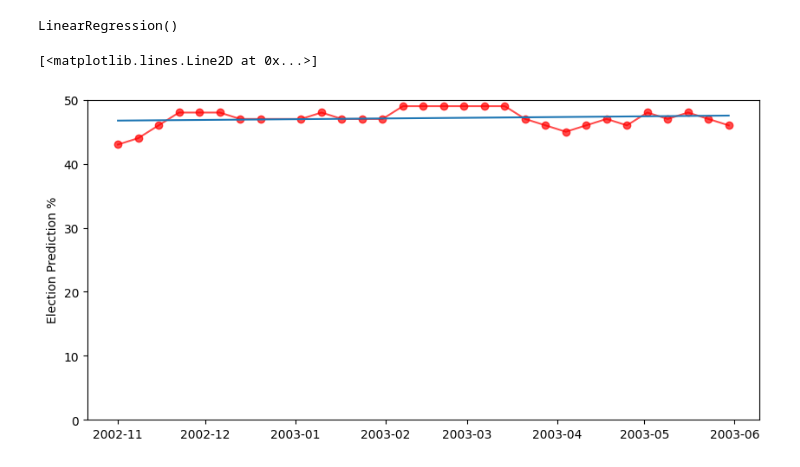
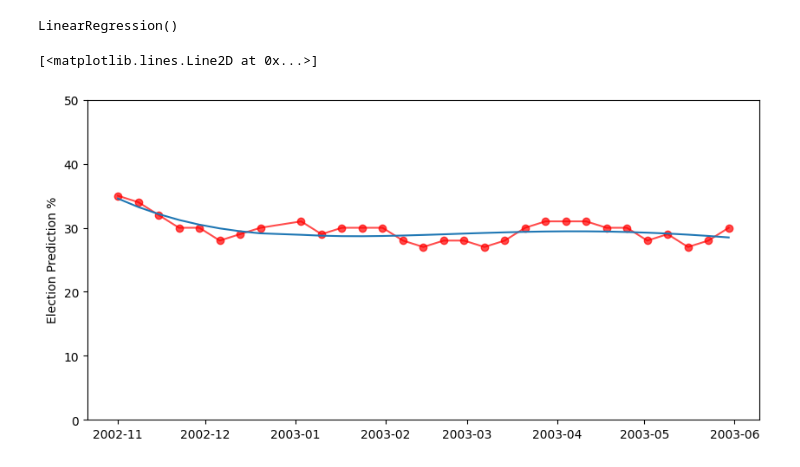
Before and after one commit to schokoblume/Data-Literacy, a Jupyter notebook: Analysis/Regression.ipynb, the cells around one changed output. Drawn from its saved outputs; the diff is of its cells as text; code cells hidden in the pictures.

```diff
--- a/Analysis/Regression.ipynb
+++ b/Analysis/Regression.ipynb
@@ -8,7 +8,7 @@ import numpy as np
 from sklearn.linear_model import LinearRegression
 from sklearn.preprocessing import PolynomialFeatures
 
-read_path = r'C:\Users\XeniaRieger\OneDrive - bwedu\Dokumente\Studium Master\1. Semester\Data Literacy\Data-Literacy\Daten\joined_survey_article_standardized_median.csv'
+read_path = r'C:\Users\XeniaRieger\OneDrive - bwedu\Dokumente\Studium Master\1. Semester\Data Literacy\Data-Literacy\Data\joined_survey_article_standardized_median.csv'
 df = pd.read_csv(read_path, delimiter=';', header=0)
 df["date"] = pd.to_datetime(df["date"], format="%d.%m.%Y")
 df["SPD"] = pd.to_numeric(df["SPD"], errors='coerce')
@@ -41,20 +43,20 @@ ax1.plot(data_war[['date']],pred.predict(x))
 # %%
 # line not fitted well -> polynomial regression
 # regression for each party
-x = data_war['date'].values.astype("float64")
+x_poly = data_war.index.values
 poly = PolynomialFeatures(degree=5)
-poly_features = poly.fit_transform(x.reshape(-1, 1))
+poly_features = poly.fit_transform(x_poly.reshape(-1, 1))
 poly_reg_model = LinearRegression()
-poly_reg_model.fit(poly_features, data_war[["Union"]])
+poly_reg_model.fit(poly_features, data_war[["SPD"]])
 # %% [output]
 LinearRegression()
 # %%
 fig, ax1 = plt.subplots()
 fig.set_figwidth(10)
 ax1.set_ylim([0, 50])
 ax1.set_ylabel('Election Prediction %')
-ax1.plot(data_war['date'], data_war['Union'], marker='o', linestyle='-',label='SPD', color='red', alpha=0.7)
+ax1.plot(data_war['date'], data_war['SPD'], marker='o', linestyle='-',label='SPD', color='red', alpha=0.7)
 ax1.plot(data_war[['date']],poly_reg_model.predict(poly_features))
 # %% [output]
 [<matplotlib.lines.Line2D at 0x...>]
-[figure, old version]
+[figure, new version]
```
Also changed, not shown: parts of 2 cells of this notebook.
